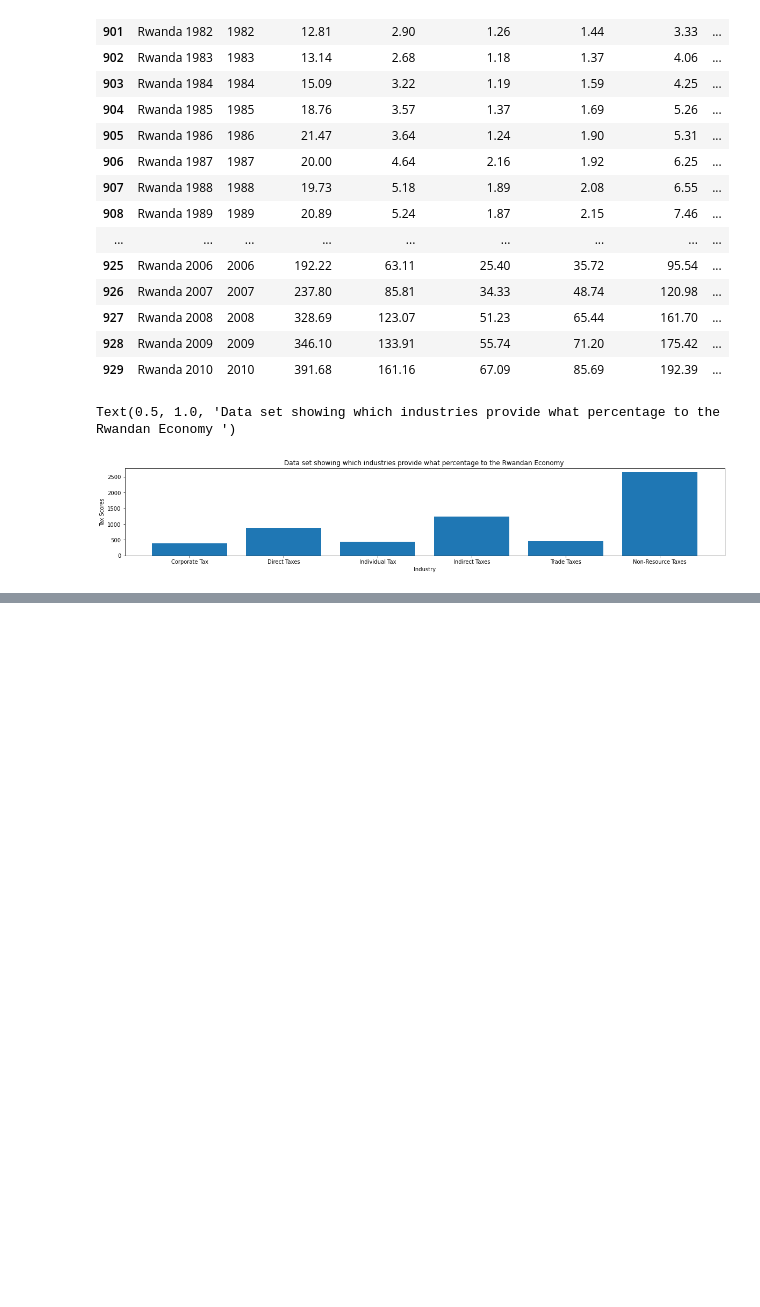
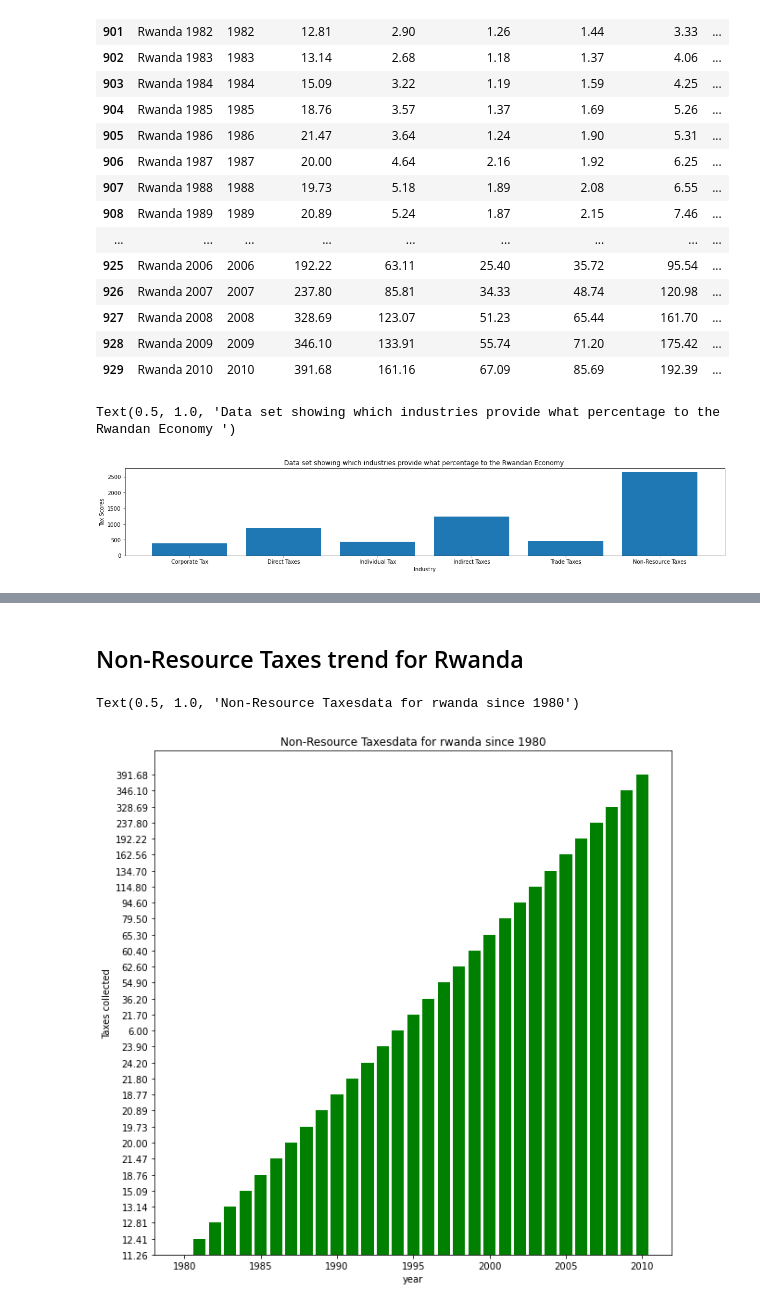
Before and after one commit to EdwardObala1/ML_Simple_Datacleaning, a Jupyter notebook: Group_Work_2_RRA/Group_Work_Assignment2.ipynb, the cells around one changed output, grey strips where cells are left out. Saved outputs shown, nothing was run; the diff lists cells and outputs as text; code cells hidden in the pictures; blank space fills up the shorter version.

```diff
--- a/Group_Work_2_RRA/Group_Work_Assignment2.ipynb
+++ b/Group_Work_2_RRA/Group_Work_Assignment2.ipynb
@@ -309,3 +322,15 @@ Text(0.5, 1.0, 'Data set showing which industries provide what percentage to the
+# %% [markdown]
+## Non-Resource Taxes trend for Rwanda
+# %%
+year = tolist(filtered_data["Year"])
+Non_Resource = tolist(filtered_data["Non-Resource Taxes"])
+plt.bar(year, Non_Resource, align='center', alpha=1, color='g',)
+plt.xlabel('year')
+plt.ylabel('Taxes collected')
+plt.title('Non-Resource Taxesdata for rwanda since 1980')
+# %% [output]
+Text(0.5, 1.0, 'Non-Resource Taxesdata for rwanda since 1980')
+[figure, added]
 # %%
 import seaborn as sns
 sns.pairplot(df1)
```
Also changed, not shown: parts of 7 cells of this notebook.
